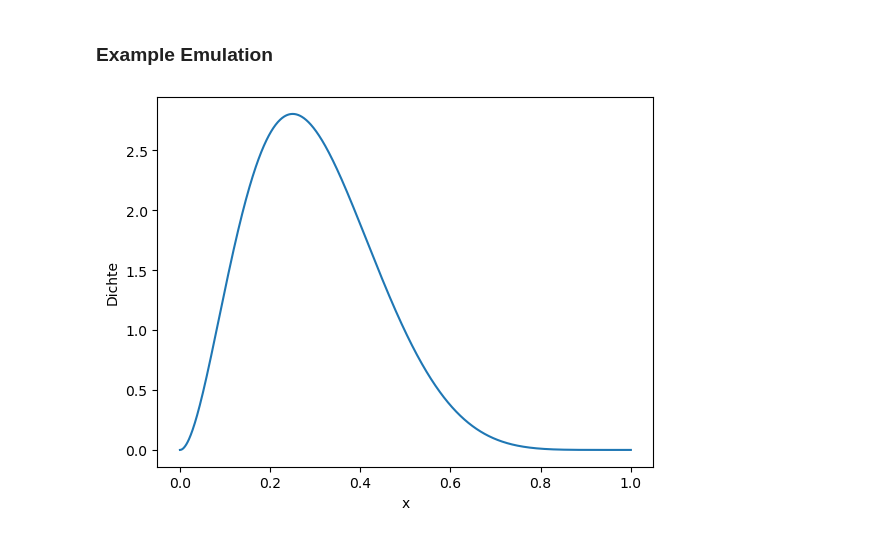
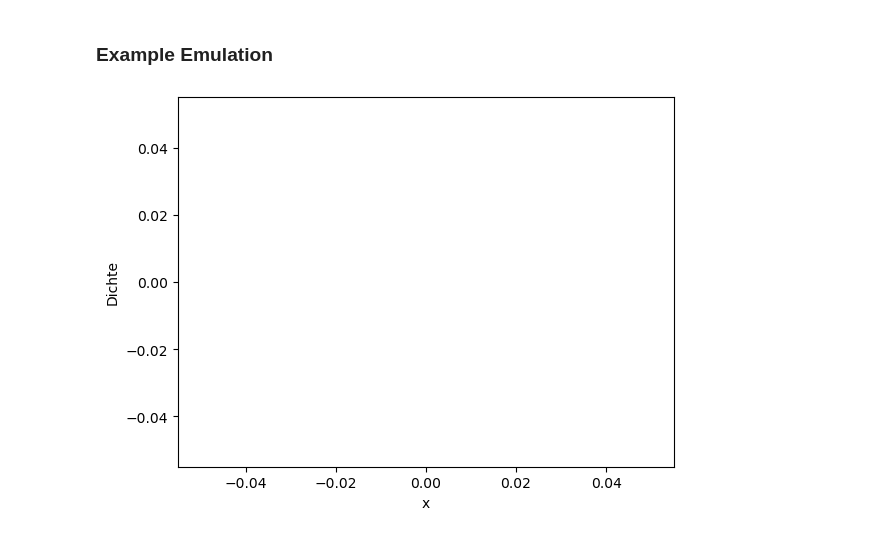
Before and after one commit to pjunghans1234/bachelorarbeit, a Jupyter notebook: quantile_plot.ipynb, the cells around one changed output. Cells and saved outputs as stored; diff of their text form; code cells hidden in the pictures.

```diff
--- a/quantile_plot.ipynb
+++ b/quantile_plot.ipynb
@@ -151,18 +152,24 @@ quantil_gamma = gamma.cdf(target_da_t, a=shape_prediction, scale=scale_predictio
 # %%
 quantil_norm = norm.cdf(target_da_t, loc=mean_prediction_da, scale=np.sqrt(var_prediction_da))
 # %%
-mue = 0.7
-k = 3
+
+mue = 0.99
+var = 0.01
+
+precision = (mue*(1-mue))/var-1
+
+a= mue*precision
+b= (1-mue)*precision
 
 x = np.linspace(0, 1, 1000)
-y = beta.pdf(x, a=3,b=7)
+y = beta.pdf(x, a=a,b=b)
 
 plt.plot(x, y)
 plt.xlabel("x")
 plt.ylabel("Dichte")
 plt.show()
 # %% [output]
-[figure, old version]
+[figure, new version]
 # %%
 (shape_prediction.values < 15).sum()
 # %% [output]
```
Also changed, not shown: parts of 19 cells of this notebook, 6 other files.
